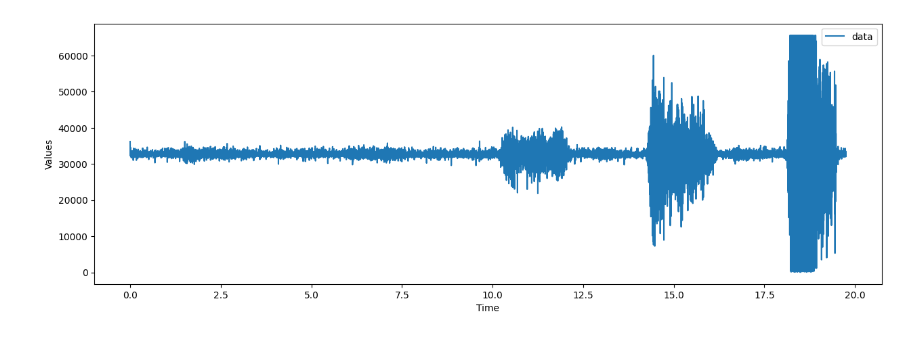
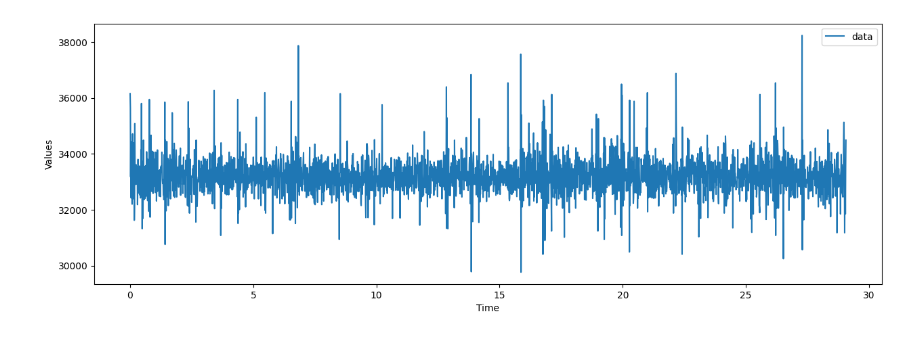
Before and after one commit to JanBoesch/MobileHealthSensing, a Jupyter notebook: V3_Mikrofon/Mikrofon.ipynb, the cells around one changed output. Drawn from its saved outputs; the diff is of its cells as text; code cells hidden in the pictures.

```diff
--- a/V3_Mikrofon/Mikrofon.ipynb
+++ b/V3_Mikrofon/Mikrofon.ipynb
@@ -1,27 +1,27 @@
 # %%
 import pandas as pd
 import matplotlib.pyplot as plt
 import numpy as np
 
 # Read file
-data = pd.read_csv('v3_atmung_1.csv')
+data = pd.read_csv('v3_herz_3.csv')
 
 # X, Y, Z-Werte aus der CSV-Datei extrahieren
 d_values = data['D ']
 
 # Künstliche Zeitreihe erstellen
-time_series = np.arange(len(data)) * 0.001  # 1 Millisekunden pro Eintrag
+time_series = np.arange(len(data)) * 0.01  # 1 Millisekunden pro Eintrag
 
 # Create a figure and set its size to 15x5 in.
 fig, ax2 = plt.subplots(figsize=(15,5))
 
 # Plot a line chart
 ax2.plot(time_series, d_values, label='data')
 ax2.set_xlabel('Time')
 ax2.set_ylabel('Values')
 ax2.legend()
 
 # Show plot
 plt.show()
 # %% [output]
-[figure, old version]
+[figure, new version]
```
Also changed, not shown: 9 other files.
